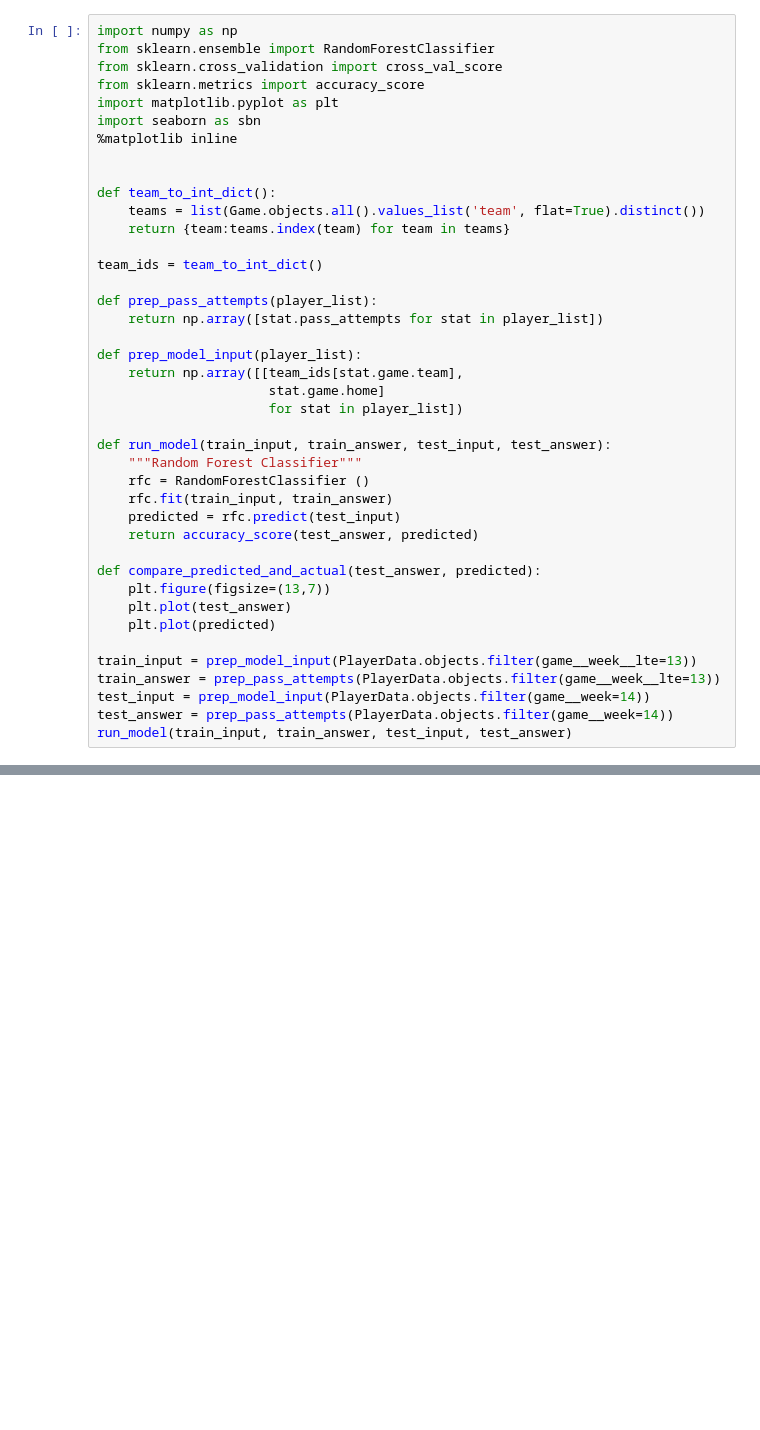
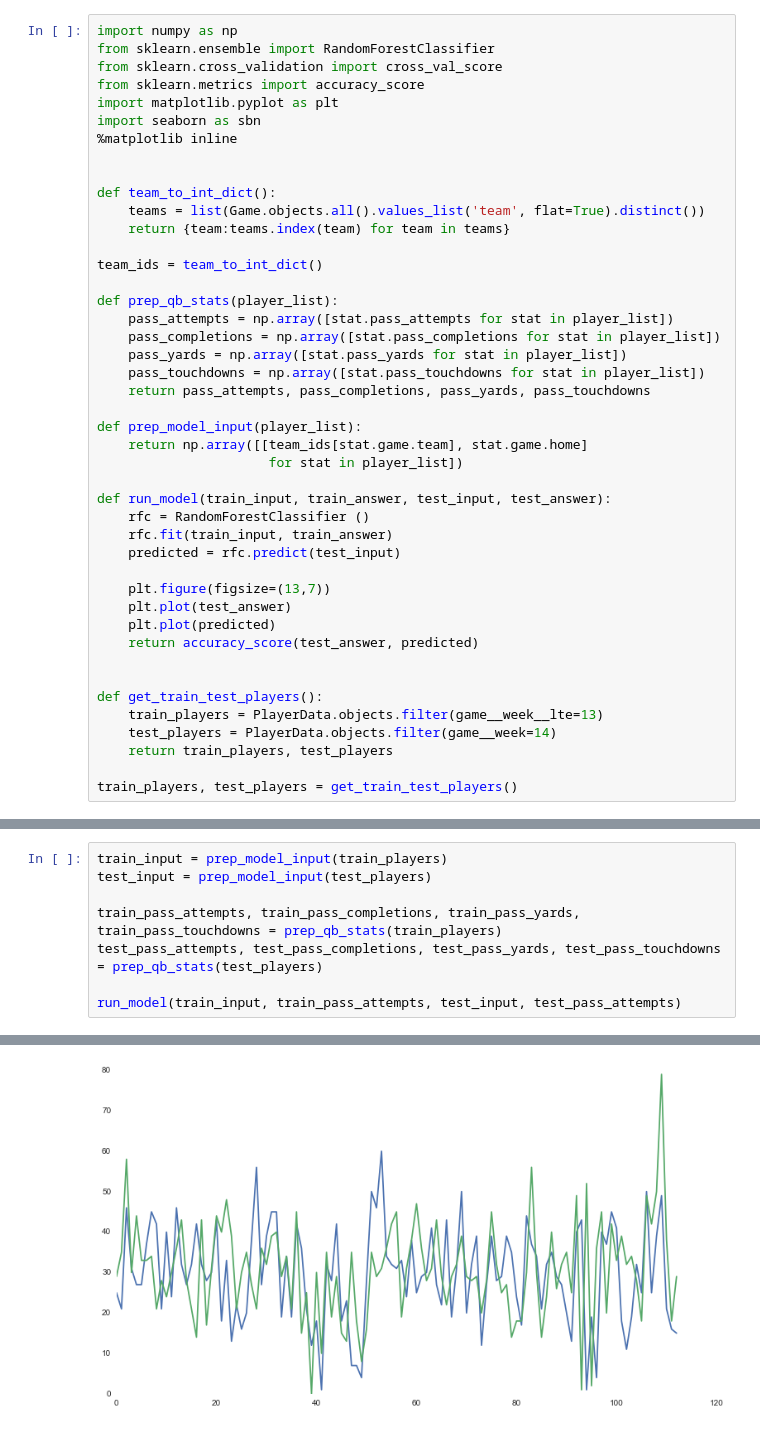
Before and after one commit to CoopTheOriginal/college_football_fantasy, a Jupyter notebook: Testing Model Choice.ipynb, the cells around one changed output, grey strips where cells are left out. Saved outputs shown, nothing was run; the diff lists cells and outputs as text; blank space fills up the shorter version.

Commit message:
automated lookup of player attributes to more easily run model for all statistics

```diff
--- a/Testing Model Choice.ipynb
+++ b/Testing Model Choice.ipynb
@@ -14,28 +14,31 @@ def team_to_int_dict():
 
 team_ids = team_to_int_dict()
 
-def prep_pass_attempts(player_list):
-    return np.array([stat.pass_attempts for stat in player_list])
+def prep_qb_stats(player_list):
+    pass_attempts = np.array([stat.pass_attempts for stat in player_list])
+    pass_completions = np.array([stat.pass_completions for stat in player_list])
+    pass_yards = np.array([stat.pass_yards for stat in player_list])
+    pass_touchdowns = np.array([stat.pass_touchdowns for stat in player_list])
+    return pass_attempts, pass_completions, pass_yards, pass_touchdowns
 
 def prep_model_input(player_list):
-    return np.array([[team_ids[stat.game.team],
-                      stat.game.home]
+    return np.array([[team_ids[stat.game.team], stat.game.home]
                       for stat in player_list])
 
 def run_model(train_input, train_answer, test_input, test_answer):
-    """Random Forest Classifier"""
     rfc = RandomForestClassifier ()
     rfc.fit(train_input, train_answer)
     predicted = rfc.predict(test_input)
-    return accuracy_score(test_answer, predicted)
 
-def compare_predicted_and_actual(test_answer, predicted):
     plt.figure(figsize=(13,7))
     plt.plot(test_answer)
     plt.plot(predicted)
+    return accuracy_score(test_answer, predicted)
 
-train_input = prep_model_input(PlayerData.objects.filter(game__week__lte=13))
-train_answer = prep_pass_attempts(PlayerData.objects.filter(game__week__lte=13))
-test_input = prep_model_input(PlayerData.objects.filter(game__week=14))
-test_answer = prep_pass_attempts(PlayerData.objects.filter(game__week=14))
-run_model(train_input, train_answer, test_input, test_answer)
+
+def get_train_test_players():
+    train_players = PlayerData.objects.filter(game__week__lte=13)
+    test_players = PlayerData.objects.filter(game__week=14)
+    return train_players, test_players
+
+train_players, test_players = get_train_test_players()
@@ -45,0 +45,9 @@ compare_predicted_and_actual
+# %%
+train_input = prep_model_input(train_players)
+test_input = prep_model_input(test_players)
+
+train_pass_attempts, train_pass_completions, train_pass_yards, train_pass_touchdowns = prep_qb_stats(train_players)
+test_pass_attempts, test_pass_completions, test_pass_yards, test_pass_touchdowns = prep_qb_stats(test_players)
+
+run_model(train_input, train_pass_attempts, test_input, test_pass_attempts)
+# %% [output]
@@ -45,0 +55 @@ compare_predicted_and_actual
+[figure, added]
```
Also changed, not shown: parts of 5 cells of this notebook, 1 other file.
